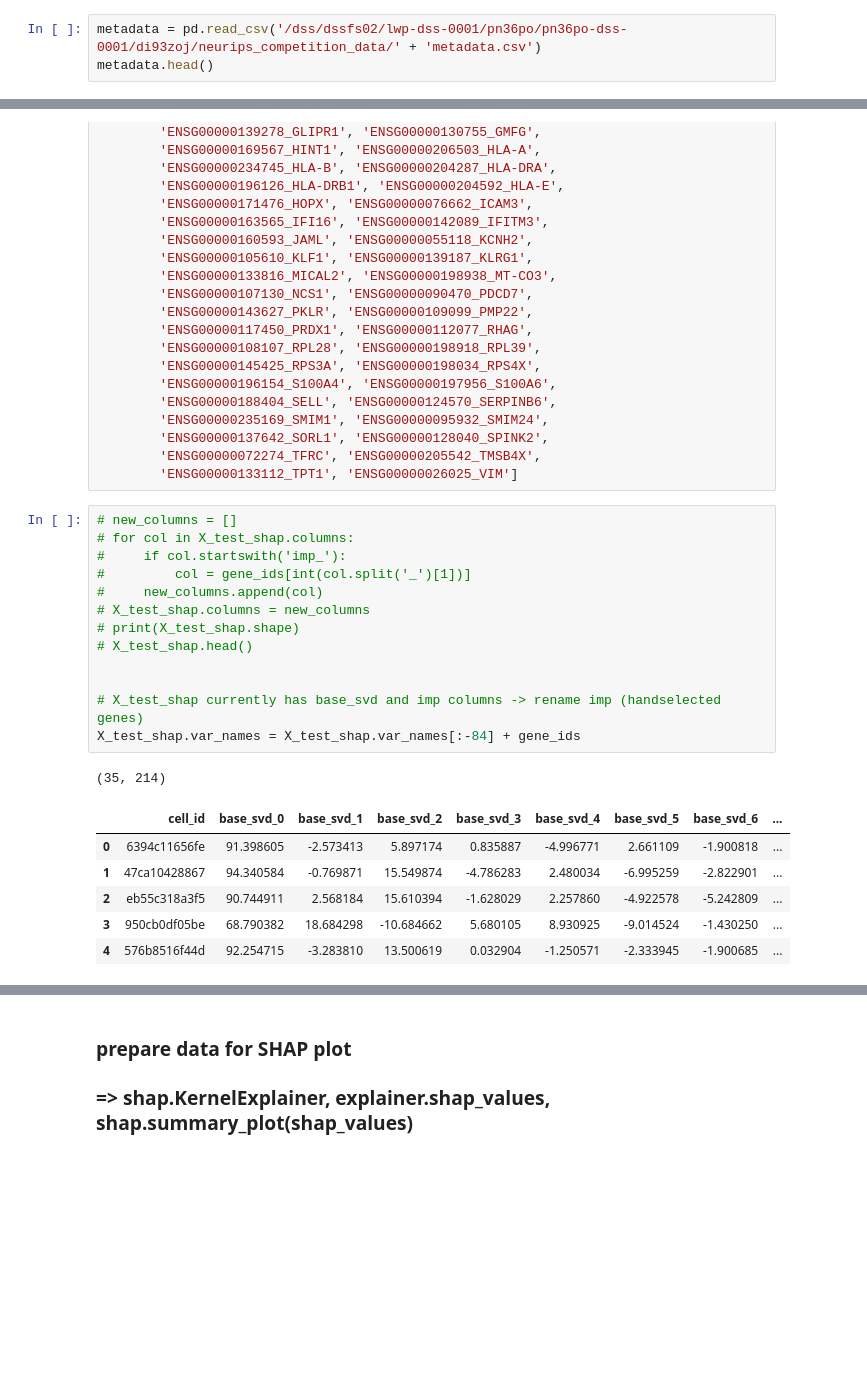
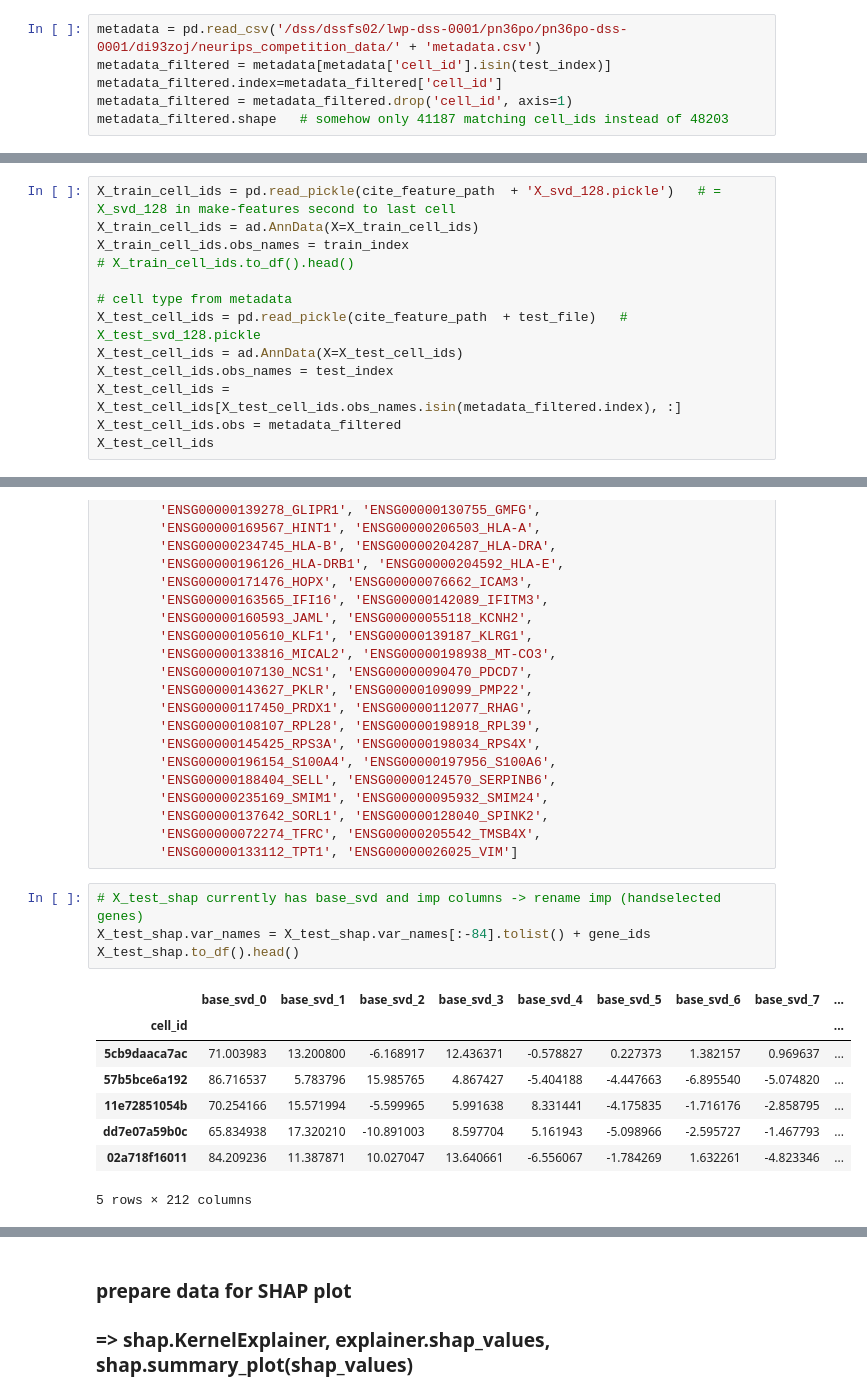
Before and after one commit to valentina-kg/open-problems-multimodal-3rd-solution, a Jupyter notebook: code/4.model/pred/shap_16.ipynb, the cells around one changed output, grey strips where cells are left out. Saved outputs shown, nothing was run; the diff lists cells and outputs as text; blank space fills up the shorter version.

```diff
--- a/code/4.model/pred/shap_16.ipynb
+++ b/code/4.model/pred/shap_16.ipynb
@@ -332,5 +296,8 @@ X_train_cell_ids
 48203
 # %%
 metadata = pd.read_csv('/dss/dssfs02/lwp-dss-0001/pn36po/pn36po-dss-0001/di93zoj/neurips_competition_data/' + 'metadata.csv')
-metadata.head()
+metadata_filtered = metadata[metadata['cell_id'].isin(test_index)]
+metadata_filtered.index=metadata_filtered['cell_id']
+metadata_filtered = metadata_filtered.drop('cell_id', axis=1)
+metadata_filtered.shape   # somehow only 41187 matching cell_ids instead of 48203
 # %% [output]
@@ -370,0 +305,13 @@ X_test_cell_ids.obs = metadata  # TODO
+# %%
+X_train_cell_ids = pd.read_pickle(cite_feature_path  + 'X_svd_128.pickle')   # = X_svd_128 in make-features second to last cell
+X_train_cell_ids = ad.AnnData(X=X_train_cell_ids)
+X_train_cell_ids.obs_names = train_index
+# X_train_cell_ids.to_df().head()
+
+# cell type from metadata
+X_test_cell_ids = pd.read_pickle(cite_feature_path  + test_file)   # X_test_svd_128.pickle
+X_test_cell_ids = ad.AnnData(X=X_test_cell_ids)
+X_test_cell_ids.obs_names = test_index
+X_test_cell_ids = X_test_cell_ids[X_test_cell_ids.obs_names.isin(metadata_filtered.index), :]
+X_test_cell_ids.obs = metadata_filtered
+X_test_cell_ids
@@ -486,23 +398,15 @@ gene_ids = ['ENSG00000075340_ADD2', 'ENSG00000233968_AL157895.1',
         'ENSG00000072274_TFRC', 'ENSG00000205542_TMSB4X',
         'ENSG00000133112_TPT1', 'ENSG00000026025_VIM']
 # %%
-# new_columns = []
-# for col in X_test_shap.columns:
-#     if col.startswith('imp_'):
-#         col = gene_ids[int(col.split('_')[1])]
-#     new_columns.append(col)
-# X_test_shap.columns = new_columns
-# print(X_test_shap.shape)
-# X_test_shap.head()
-
-
 # X_test_shap currently has base_svd and imp columns -> rename imp (handselected genes)
-X_test_shap.var_names = X_test_shap.var_names[:-84] + gene_ids
+X_test_shap.var_names = X_test_shap.var_names[:-84].tolist() + gene_ids
+X_test_shap.to_df().head()
 # %% [output]
+|  | base_svd_0 | base_svd_1 | base_svd_2 | base_svd_3 | base_svd_4 | base_svd_5 | base_svd_6 | base_svd_7 | ... |
+| cell_id |  |  |  |  |  |  |  |  | ... |
+| 5cb9daaca7ac | 71.003983 | 13.200800 | -6.168917 | 12.436371 | -0.578827 | 0.227373 | 1.382157 | 0.969637 | ... |
+| 57b5bce6a192 | 86.716537 | 5.783796 | 15.985765 | 4.867427 | -5.404188 | -4.447663 | -6.895540 | -5.074820 | ... |
+| 11e72851054b | 70.254166 | 15.571994 | -5.599965 | 5.991638 | 8.331441 | -4.175835 | -1.716176 | -2.858795 | ... |
+| dd7e07a59b0c | 65.834938 | 17.320210 | -10.891003 | 8.597704 | 5.161943 | -5.098966 | -2.595727 | -1.467793 | ... |
+| 02a718f16011 | 84.209236 | 11.387871 | 10.027047 | 13.640661 | -6.556067 | -1.784269 | 1.632261 | -4.823346 | ... |
-(35, 214)
+5 rows × 212 columns
-|  | cell_id | base_svd_0 | base_svd_1 | base_svd_2 | base_svd_3 | base_svd_4 | base_svd_5 | base_svd_6 | ... |
-| 0 | 6394c11656fe | 91.398605 | -2.573413 | 5.897174 | 0.835887 | -4.996771 | 2.661109 | -1.900818 | ... |
-| 1 | 47ca10428867 | 94.340584 | -0.769871 | 15.549874 | -4.786283 | 2.480034 | -6.995259 | -2.822901 | ... |
-| 2 | eb55c318a3f5 | 90.744911 | 2.568184 | 15.610394 | -1.628029 | 2.257860 | -4.922578 | -5.242809 | ... |
-| 3 | 950cb0df05be | 68.790382 | 18.684298 | -10.684662 | 5.680105 | 8.930925 | -9.014524 | -1.430250 | ... |
-| 4 | 576b8516f44d | 92.254715 | -3.283810 | 13.500619 | 0.032904 | -1.250571 | -2.333945 | -1.900685 | ... |
```
Also changed, not shown: parts of 19 cells of this notebook, 7 other files.
